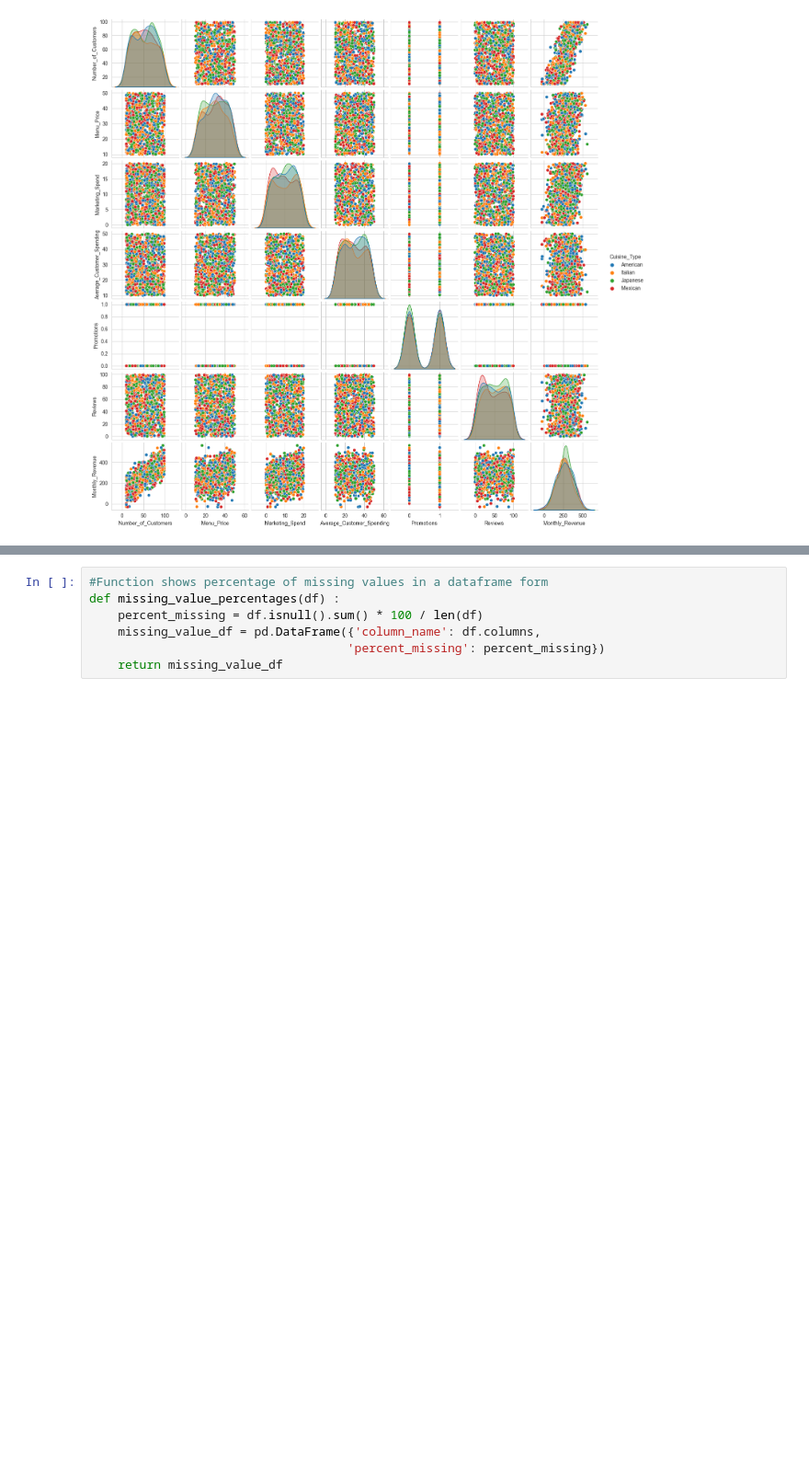
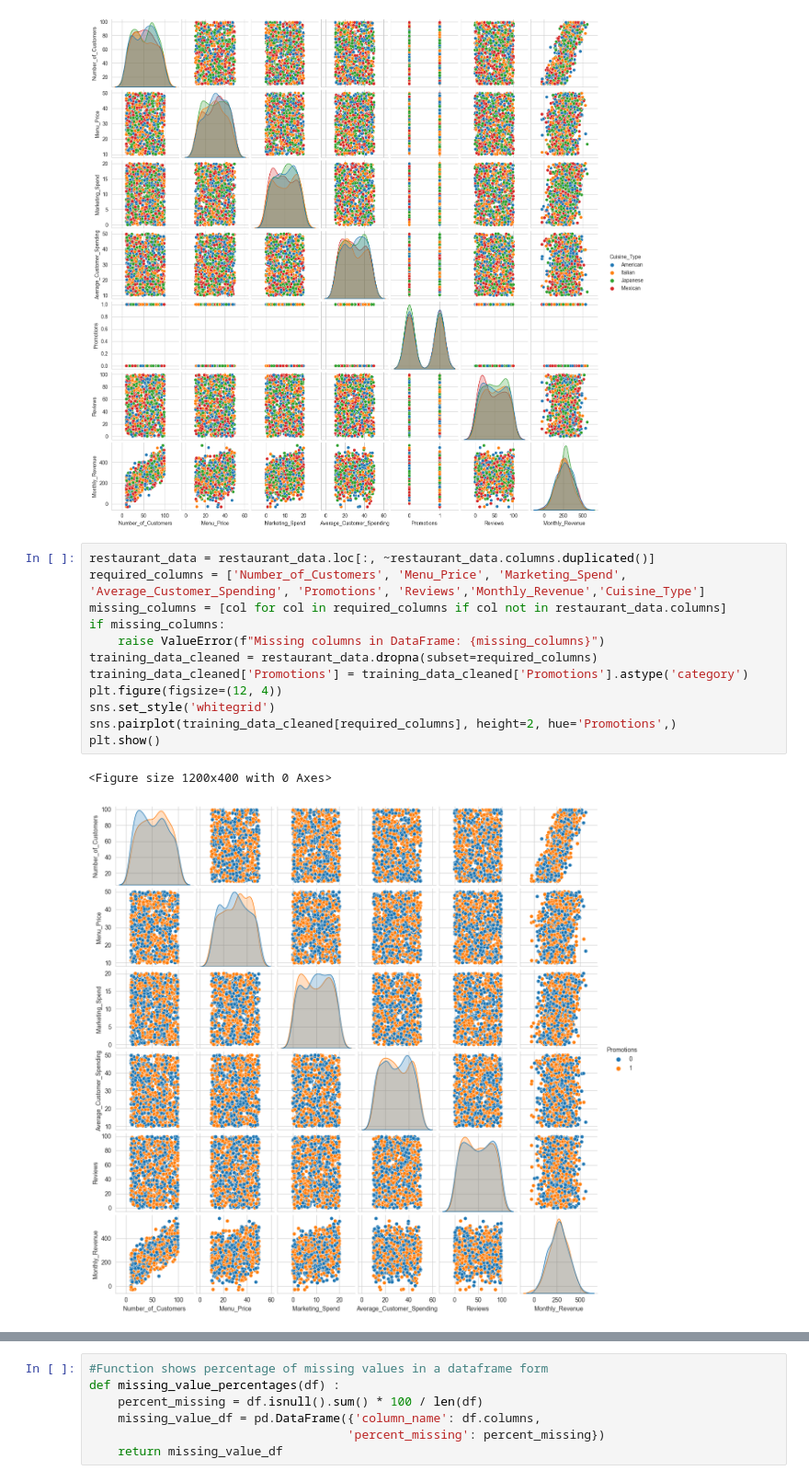
Before and after one commit to letsaemokhutli/capstone_project, a Jupyter notebook: capstone_prep_file.ipynb, the cells around one changed output, grey strips where cells are left out. Shown at 92% size. Cells and saved outputs as stored; diff of their text form; blank space fills up the shorter version.

```diff
--- a/capstone_prep_file.ipynb
+++ b/capstone_prep_file.ipynb
@@ -66,6 +106,21 @@ plt.show()
 # %% [output]
 <Figure size 1200x400 with 0 Axes>
 [figure]
+# %%
+restaurant_data = restaurant_data.loc[:, ~restaurant_data.columns.duplicated()]
+required_columns = ['Number_of_Customers', 'Menu_Price', 'Marketing_Spend', 'Average_Customer_Spending', 'Promotions', 'Reviews','Monthly_Revenue','Cuisine_Type']
+missing_columns = [col for col in required_columns if col not in restaurant_data.columns]
+if missing_columns:
+    raise ValueError(f"Missing columns in DataFrame: {missing_columns}")
+training_data_cleaned = restaurant_data.dropna(subset=required_columns)
+training_data_cleaned['Promotions'] = training_data_cleaned['Promotions'].astype('category')
+plt.figure(figsize=(12, 4))
+sns.set_style('whitegrid')
+sns.pairplot(training_data_cleaned[required_columns], height=2, hue='Promotions',)
+plt.show()
+# %% [output]
+<Figure size 1200x400 with 0 Axes>
+[figure, added]
 # %%
 
 
```
Also changed, not shown: parts of 26 cells of this notebook, 1 other file.
